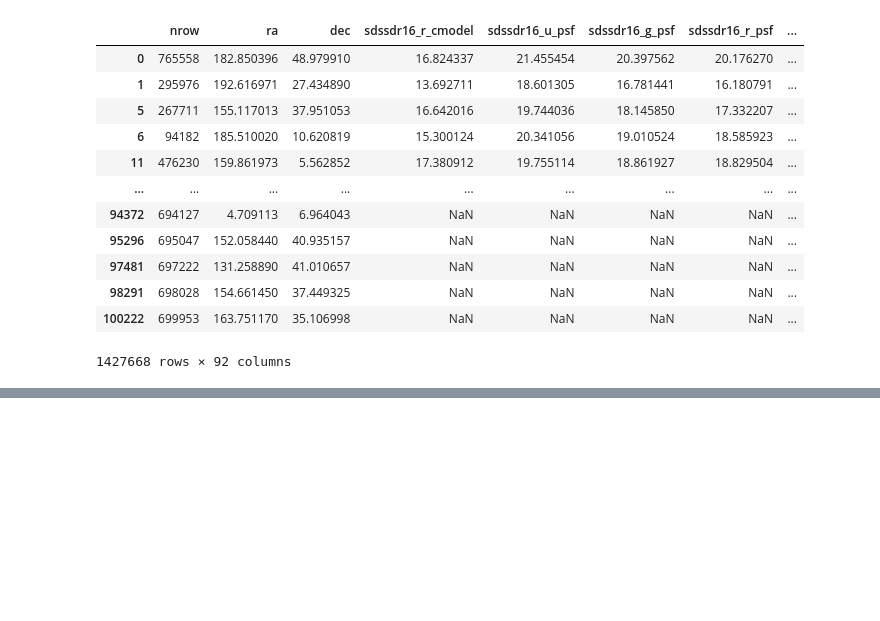
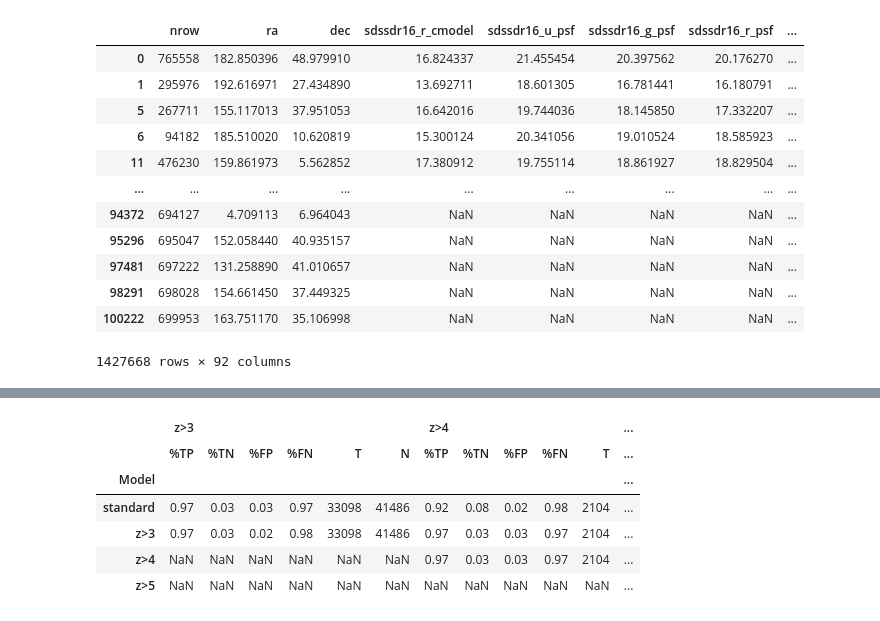
Before and after one commit to NadezhdaMalysheva/Scientific-work, a Jupyter notebook: S-G-Q_DESI+PanSTARRS+SDSS+WISE+J_UHS/Строим графики.ipynb, the cells around one changed output, grey strips where cells are left out. Saved outputs shown, nothing was run; the diff lists cells and outputs as text; code cells hidden in the pictures; blank space fills up the shorter version.

```diff
--- a/S-G-Q_DESI+PanSTARRS+SDSS+WISE+J_UHS/Строим графики.ipynb
+++ b/S-G-Q_DESI+PanSTARRS+SDSS+WISE+J_UHS/Строим графики.ipynb
@@ -1047,0 +1241,28 @@ interesno
+# %%
+def CM(df11, df22, gb1, gb2, robust1, robust2, column, file_name=None, data ='not_j', norm=False, one=False):
+    from sklearn.metrics import confusion_matrix
+    from sklearn.metrics import ConfusionMatrixDisplay
+    X1, y1 = df11[[column]+f[data][overview]].values, df11['class'].values #.replace({'class':classes}, inplace = True)
+    X2, y2 = df22[[column]+f[data][overview]].values, df22['class'].values
+
+    y_test = np.concatenate((y2, y1)) if not one else y1
+    y_pred = np.concatenate((gb1.predict(X2[:, 1:] if robust1 is None
+                                                                             else robust1.transform(X2[:, 1:])),
+                                                     gb2.predict(X1[:, 1:] if robust2 is None
+                                                                             else robust2.transform(X1[:, 1:])))) if not one else gb1.predict(X1[:, 1:] if robust1 is None else robust1.transform(X1[:, 1:]))
+
+    y_pred[y_pred == 3] = 1
+
+
+    end = []#'%TP', '%TN', '%FP', '%FN', 'T', 'N'
+    cm = np.around(confusion_matrix(y_test, y_pred, normalize='true'), 2)
+    print(cm)
+    end += [cm[1, 1], cm[1, 0], cm[0, 1], cm[0, 0]]
+    cm = np.around(confusion_matrix(y_test, y_pred, normalize=None), 2)
+    print(cm)
+    end += [cm[1, 1] + cm[1, 0], cm[0, 1] + cm[0, 0]]
+
+    #P = TP + FN
+    #N = TN + FP
+
+    return end
@@ -1047,0 +1366,10 @@ interesno
+# %%
+pd.concat(rec, axis=1).sort_index()
+# %% [output]
+|  | z>3 |  |  |  |  |  | z>4 |  |  |  |  | ... |
+|  | %TP | %TN | %FP | %FN | T | N | %TP | %TN | %FP | %FN | T | ... |
+| Model |  |  |  |  |  |  |  |  |  |  |  | ... |
+| standard | 0.97 | 0.03 | 0.03 | 0.97 | 33098 | 41486 | 0.92 | 0.08 | 0.02 | 0.98 | 2104 | ... |
+| z>3 | 0.97 | 0.03 | 0.02 | 0.98 | 33098 | 41486 | 0.97 | 0.03 | 0.03 | 0.97 | 2104 | ... |
+| z>4 | NaN | NaN | NaN | NaN | NaN | NaN | 0.97 | 0.03 | 0.03 | 0.97 | 2104 | ... |
+| z>5 | NaN | NaN | NaN | NaN | NaN | NaN | NaN | NaN | NaN | NaN | NaN | ... |
```
Also changed, not shown: parts of 13 cells of this notebook, 1 other file.
